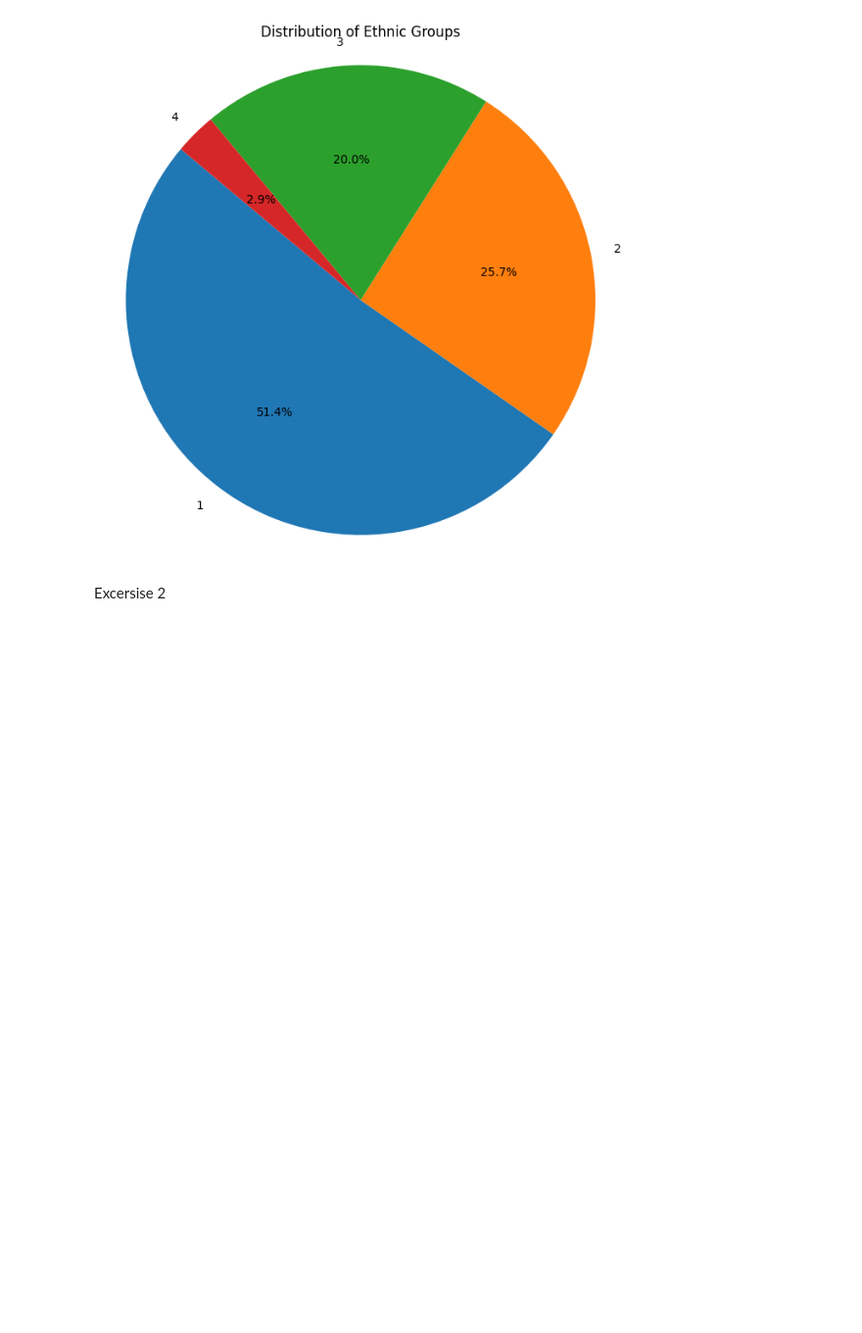
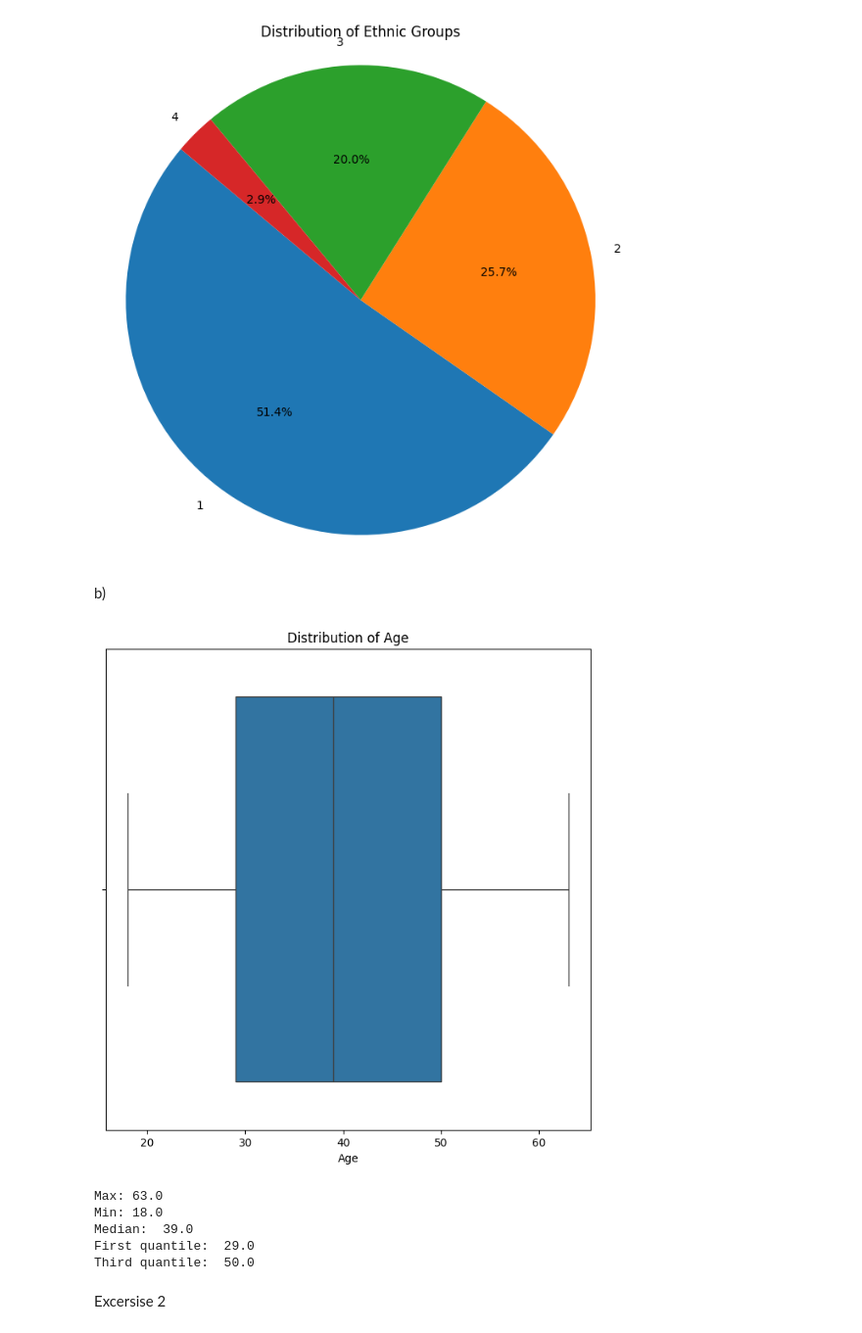
Before and after one commit to aswx12/MatteLab, a Jupyter notebook: Mattelab.ipynb, the cells around one changed output. Shown at 98% size. Saved outputs shown, nothing was run; the diff lists cells and outputs as text; code cells hidden in the pictures; blank space fills up the shorter version.

```diff
--- a/Mattelab.ipynb
+++ b/Mattelab.ipynb
@@ -50,5 +52,33 @@ plt.show()
 # %% [output]
 [figure]
 [figure]
+# %% [markdown]
+b)
+# %%
+max = df['age'].max()
+min = df['age'].min()
+median = df['age'].median()
+firstQ = df['age'].quantile(.25)
+thirdQ =  df['age'].quantile(.75)
+
+plt.figure(figsize=(8, 8))
+sns.boxplot(x=df['age'])
+plt.title('Distribution of Age')
+plt.xlabel('Age')
+
+plt.show()
+
+print('Max:', max)
+print('Min:', min)
+print('Median: ', median)
+print('First quantile: ', firstQ)
+print('Third quantile: ', thirdQ)
+# %% [output]
+[figure, added]
+Max: 63.0
+Min: 18.0
+Median:  39.0
+First quantile:  29.0
+Third quantile:  50.0
 # %% [markdown]
 Excersise 2
```
Also changed, not shown: parts of 5 cells of this notebook.
